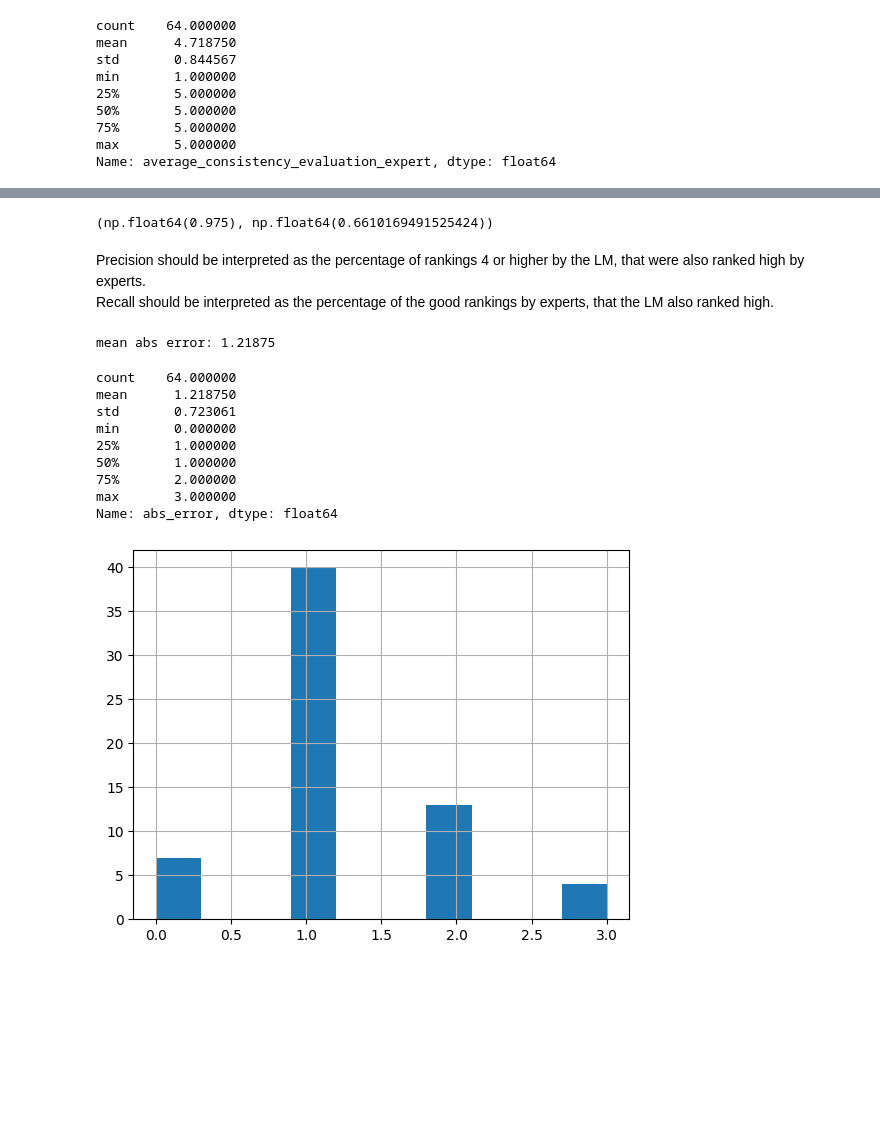
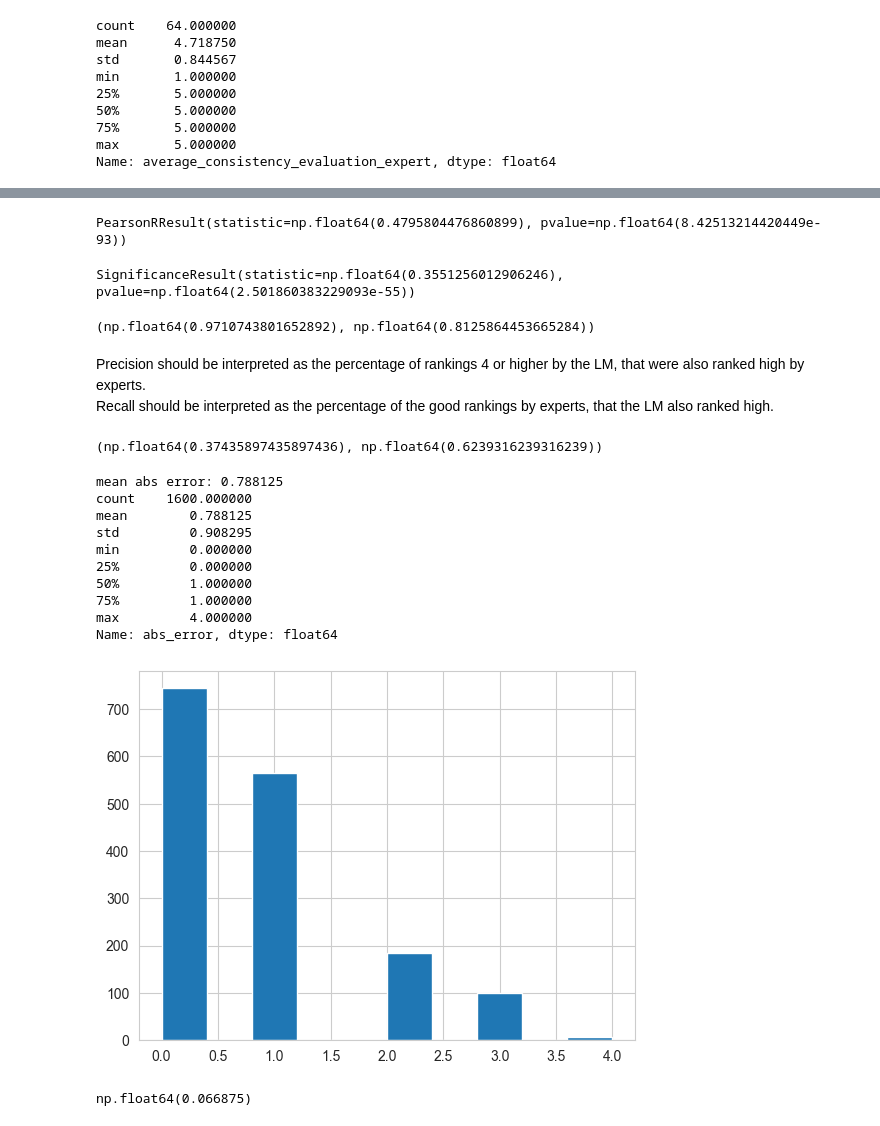
Before and after one commit to vetlewj/algorithmic-media, a Jupyter notebook: fc_metric/evaluating_fc_metric.ipynb, the cells around one changed output, grey strips where cells are left out. Cells and saved outputs as stored; diff of their text form; code cells hidden in the pictures; blank space fills up the shorter version.

Commit message:
fc metric evalu

```diff
--- a/fc_metric/evaluating_fc_metric.ipynb
+++ b/fc_metric/evaluating_fc_metric.ipynb
@@ -10,5 +12,5 @@ If you need to analyze an existing ranking, you can skip to second part of the n
 The data can be downloaded from [here](https://github.com/Yale-LILY/SummEval?tab=readme-ov-file#human-annotations)
 Rename it to fit the naming (summ_eval_model_annotations.aligned.jsonl) and place it to the data folder.
 # %%
-df = pd.read_json('../data/summ_eval_model_annotations.aligned.jsonl', lines=True)
+df = pd.read_json('../data/eval/summ_eval_model_annotations.aligned.jsonl', lines=True)
 # %%
@@ -53,5 +146,5 @@ focus.to_csv(f"../data/temp_fc_ratings_{timestamp}.csv")
 ## Use the following code to load previous results and analyze them
 # %%
 #timestamp = 24
-focus = pd.read_csv(f"../data/temp_fc_ratings_{timestamp}.csv")
+df = pd.read_csv(f"../data/eval/summ_eval_model_annotations.aligned.with_lm_fc.csv")
 # %%
@@ -111,34 +197,65 @@ SignificanceResult(statistic=np.float64(0.39040568490631783), pvalue=np.float64(
+# %%
+# Pearson
+from scipy.stats import pearsonr
+
+pearsonr(df["lm_fc_rating"], df["average_consistency_evaluation_expert"])
+# %% [output]
+PearsonRResult(statistic=np.float64(0.4795804476860899), pvalue=np.float64(8.42513214420449e-93))
+# %%
+# Kendall
+from scipy.stats import kendalltau
+
+kendalltau(df["lm_fc_rating"], df["average_consistency_evaluation_expert"])
+# %% [output]
+SignificanceResult(statistic=np.float64(0.3551256012906246), pvalue=np.float64(2.501860383229093e-55))
 # %%
 # calculating the percentage of correct rankings 4 or higher
-focus["lm_good"] = focus["lm_fc_rating"] >= 4
-focus["expert_good"] = focus["average_consistency_evaluation_expert"] >= 4
-true_positive = (focus["lm_good"] & focus["expert_good"]).sum() / len(focus)
-true_negative = (~focus["lm_good"] & ~focus["expert_good"]).sum() / len(focus)
-false_positive = (focus["lm_good"] & ~focus["expert_good"]).sum() / len(focus)
-false_negative = (~focus["lm_good"] & focus["expert_good"]).sum() / len(focus)
+df["lm_good"] = df["lm_fc_rating"] >= 4
+df["expert_good"] = df["average_consistency_evaluation_expert"] >= 4
+true_positive = (df["lm_good"] & df["expert_good"]).sum() / len(df)
+true_negative = (~df["lm_good"] & ~df["expert_good"]).sum() / len(df)
+false_positive = (df["lm_good"] & ~df["expert_good"]).sum() / len(df)
+false_negative = (~df["lm_good"] & df["expert_good"]).sum() / len(df)
 precision = true_positive / (true_positive + false_positive)
 recall = true_positive / (true_positive + false_negative)
 precision, recall
 # %% [output]
-(np.float64(0.975), np.float64(0.6610169491525424))
+(np.float64(0.9710743801652892), np.float64(0.8125864453665284))
 # %% [markdown]
 Precision should be interpreted as the  percentage of rankings 4 or higher by the LM, that were also ranked high by experts.
 Recall should be interpreted as the percentage of the good rankings by experts, that the LM also ranked high.
+# %%
+# same as above but for 2 or lower
+df["lm_bad"] = df["lm_fc_rating"] <= 2
+df["expert_bad"] = df["average_consistency_evaluation_expert"] <= 2
+true_positive = (df["lm_bad"] & df["expert_bad"]).sum() / len(df)
+true_negative = (~df["lm_bad"] & ~df["expert_bad"]).sum() / len(df)
+false_positive = (df["lm_bad"] & ~df["expert_bad"]).sum() / len(df)
+false_negative = (~df["lm_bad"] & df["expert_bad"]).sum() / len(df)
+precision = true_positive / (true_positive + false_positive)
+recall = true_positive / (true_positive + false_negative)
+precision, recall
+# %% [output]
+(np.float64(0.37435897435897436), np.float64(0.6239316239316239))
 # %%
 # average distance between predictions
-focus["abs_error"] = abs(focus["lm_fc_rating"] - focus["average_consistency_evaluation_expert"])
-print("mean abs error:", focus["abs_error"].mean())
-focus["abs_error"].hist()
-focus["abs_error"].describe()
+df["abs_error"] = abs(df["lm_fc_rating"] - df["average_consistency_evaluation_expert"])
+print("mean abs error:", df["abs_error"].mean())
+df["abs_error"].hist()
+print(df["abs_error"].describe())
 # %% [output]
-mean abs error: 1.21875
+mean abs error: 0.788125
+count    1600.000000
+mean        0.788125
+std         0.908295
+min         0.000000
+25%         0.000000
+50%         1.000000
+75%         1.000000
+max         4.000000
+Name: abs_error, dtype: float64
-count    64.000000
-mean      1.218750
-std       0.723061
-min       0.000000
-25%       1.000000
-50%       1.000000
-75%       2.000000
-max       3.000000
-Name: abs_error, dtype: float64
-[figure, old version]
+[figure, new version]
+# %%
+(df["abs_error"] > 2).sum() / len(df)
+# %% [output]
+np.float64(0.066875)
```
Also changed, not shown: parts of 17 cells of this notebook, 2 other files.
